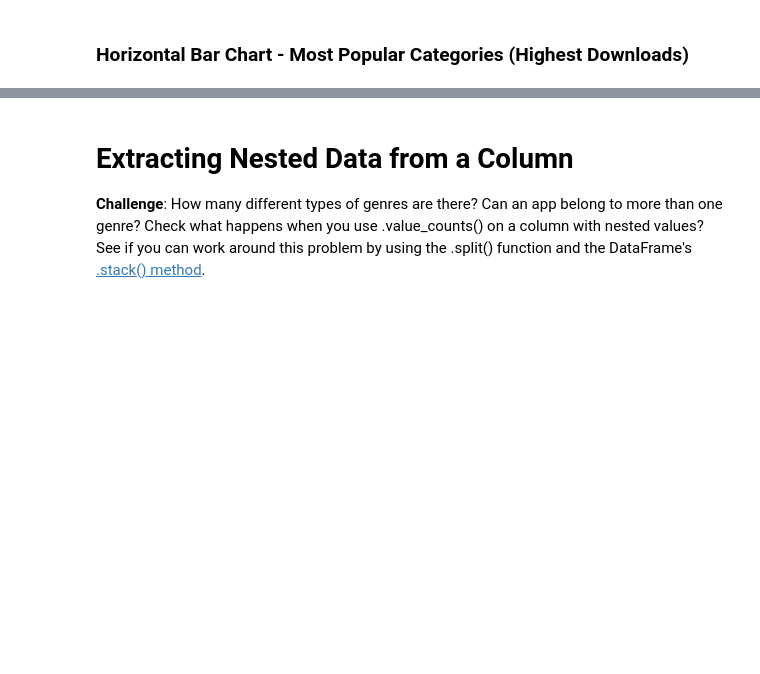
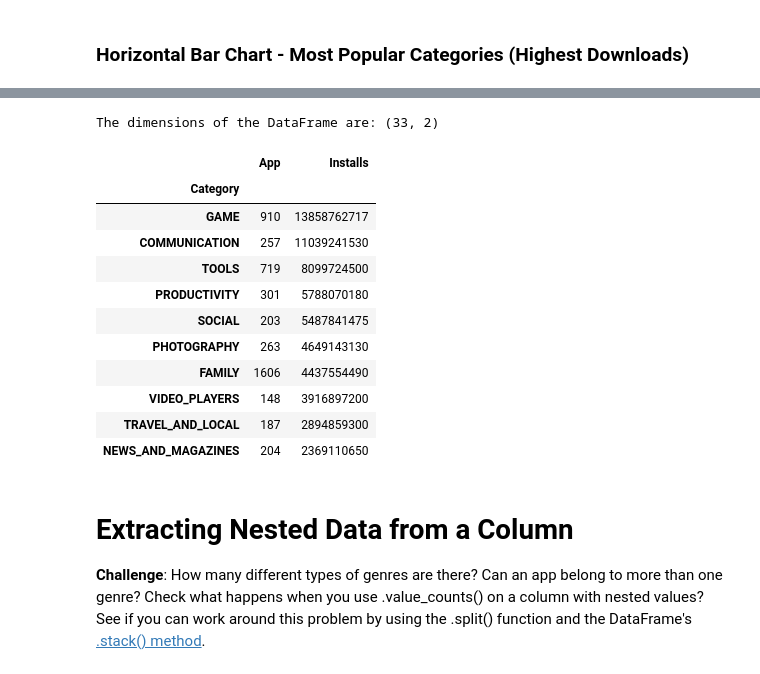
Before and after one commit to Lucasqrz1/100_Days_Of_Code, a Jupyter notebook: Day_76/Google Play Store App Analytics (start).ipynb, the cells around one changed output, grey strips where cells are left out. Cells and saved outputs as stored; diff of their text form; code cells hidden in the pictures; blank space fills up the shorter version.

```diff
--- a/Day_76/Google Play Store App Analytics (start).ipynb
+++ b/Day_76/Google Play Store App Analytics (start).ipynb
@@ -292,6 +288,7 @@ Name: Price, dtype: float64
 # %% [markdown]
 ### The most expensive apps sub $250
 # %%
+df_apps_clean['Price'] = df_apps_clean['Price'].astype(str).str.replace('$', '').astype(float)
 df_apps_clean = df_apps_clean[df_apps_clean['Price'] < 250]
 df_apps_clean.sort_values('Price', ascending=False).head(5)
 # %% [output]
@@ -325,2 +347,5 @@ df_apps_clean.sort_values('Revenue_Estimate', ascending=False)[:10]
 # %% [markdown]
 ### Horizontal Bar Chart - Most Popular Categories (Highest Downloads)
+# %%
+category_installs = df_apps_clean.groupby('Category').agg({'Installs': pd.Series.sum}) # Group by 'Category' and sum the 'Installs' for each category
+category_installs.sort_values('Installs', ascending=True, inplace=True) # Display the DataFrame sorted by 'Installs' in ascending order
@@ -337,3 +370,23 @@ df_apps_clean.sort_values('Revenue_Estimate', ascending=False)[:10]
 <img src=https://imgur.com/cHsqh6a.png>
 
 *Hint*: Use the size, hover_name and color parameters in .scatter(). To scale the yaxis, call .update_layout() and specify that the yaxis should be on a log-scale like so: yaxis=dict(type='log')
+# %%
+cat_number = df_apps_clean.groupby('Category').agg({'App': pd.Series.count})  # Count the number of apps in each category
+# %%
+cat_merged_df = pd.merge(cat_number, category_installs, on='Category', how="inner") # Merge the two DataFrames on 'Category'
+print(f"The dimensions of the DataFrame are: {cat_merged_df.shape}")
+cat_merged_df.sort_values('Installs', ascending=False).head(10)  # Display the top 10 categories by number of installs
+# %% [output]
+The dimensions of the DataFrame are: (33, 2)
+|  | App | Installs |
+| Category |  |  |
+| GAME | 910 | 13858762717 |
+| COMMUNICATION | 257 | 11039241530 |
+| TOOLS | 719 | 8099724500 |
+| PRODUCTIVITY | 301 | 5788070180 |
+| SOCIAL | 203 | 5487841475 |
+| PHOTOGRAPHY | 263 | 4649143130 |
+| FAMILY | 1606 | 4437554490 |
+| VIDEO_PLAYERS | 148 | 3916897200 |
+| TRAVEL_AND_LOCAL | 187 | 2894859300 |
+| NEWS_AND_MAGAZINES | 204 | 2369110650 |
```
Also changed, not shown: parts of 7 cells of this notebook.
